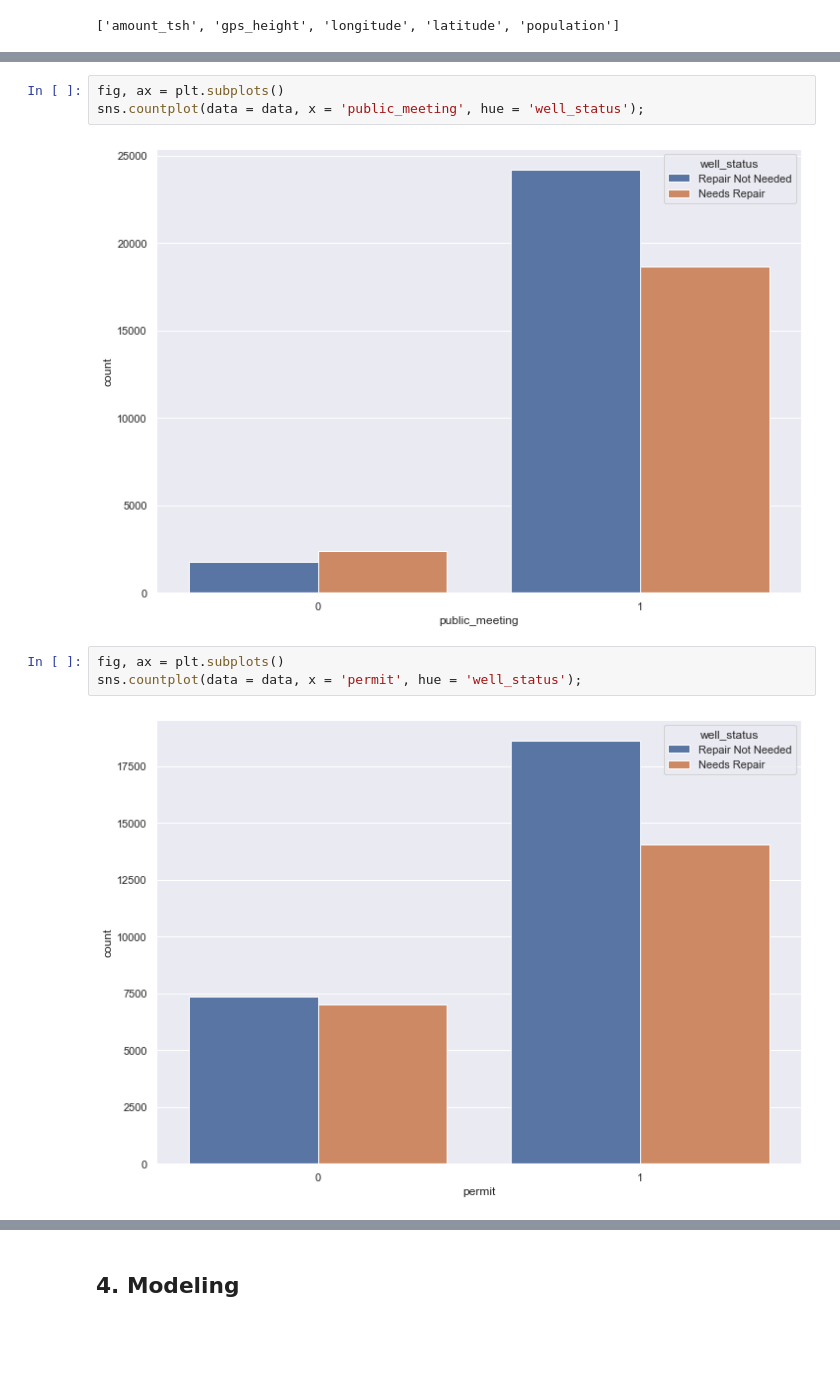
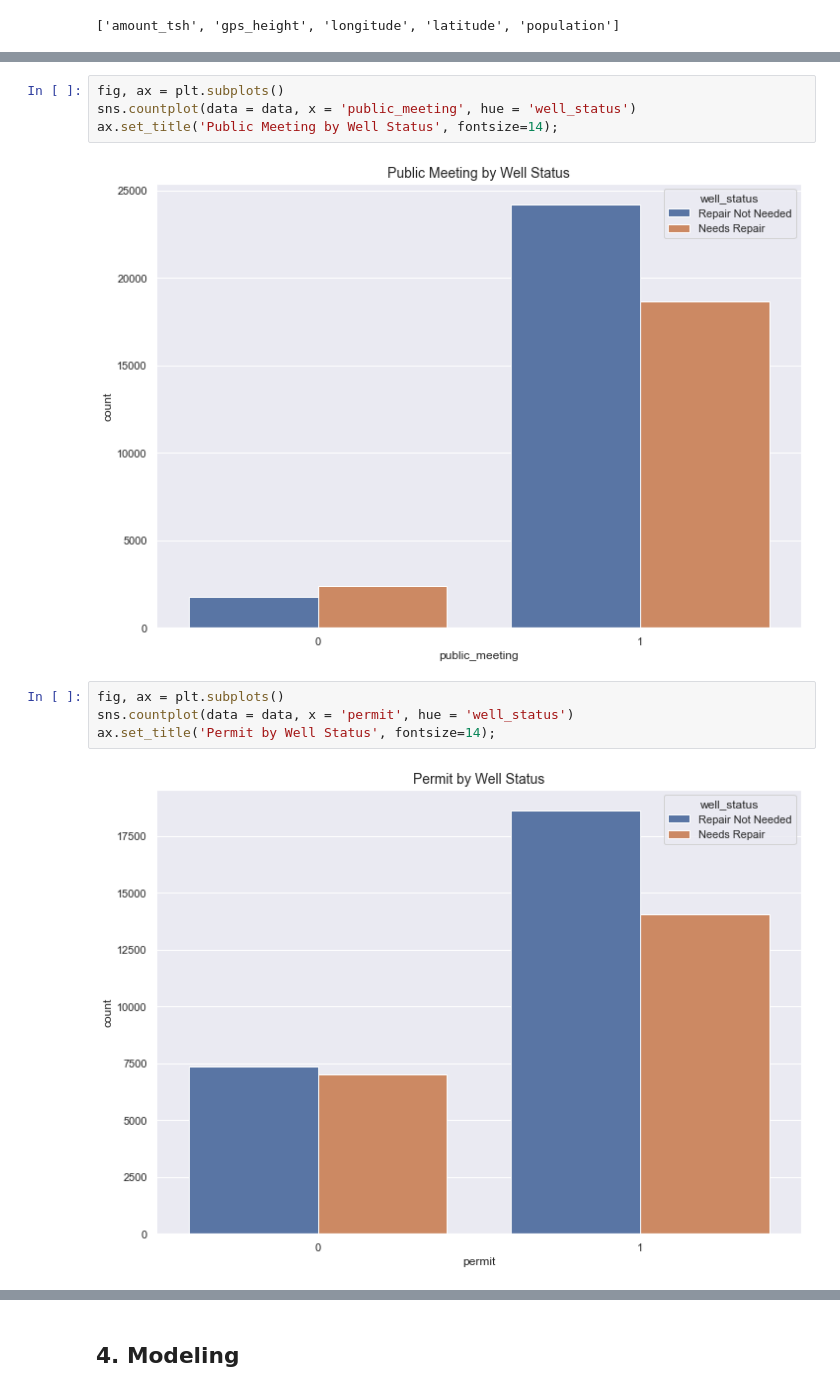
Before and after one commit to ckucewicz/Water_well_classification, a Jupyter notebook: Notebook.ipynb, the cells around one changed output, grey strips where cells are left out. Cells and saved outputs as stored; diff of their text form; blank space fills up the shorter version.

```diff
--- a/Notebook.ipynb
+++ b/Notebook.ipynb
@@ -1039,10 +1076,12 @@ bool_columns
 # %%
 fig, ax = plt.subplots()
-sns.countplot(data = data, x = 'public_meeting', hue = 'well_status');
+sns.countplot(data = data, x = 'public_meeting', hue = 'well_status')
+ax.set_title('Public Meeting by Well Status', fontsize=14);
 # %% [output]
-[figure, old version]
+[figure, new version]
 # %%
 fig, ax = plt.subplots()
-sns.countplot(data = data, x = 'permit', hue = 'well_status');
+sns.countplot(data = data, x = 'permit', hue = 'well_status')
+ax.set_title('Permit by Well Status', fontsize=14);
 # %% [output]
-[figure, old version]
+[figure, new version]
```
Also changed, not shown: parts of 22 cells of this notebook.
